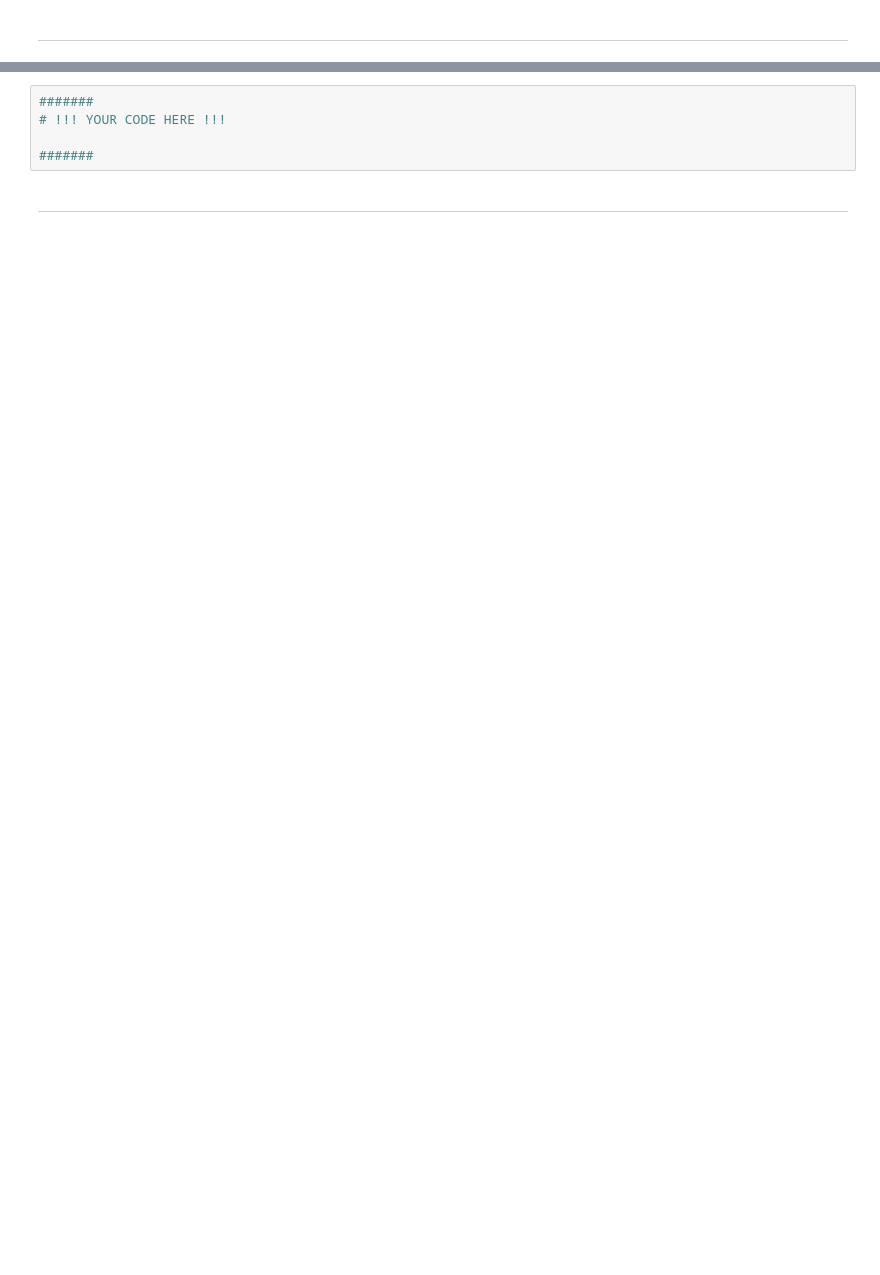
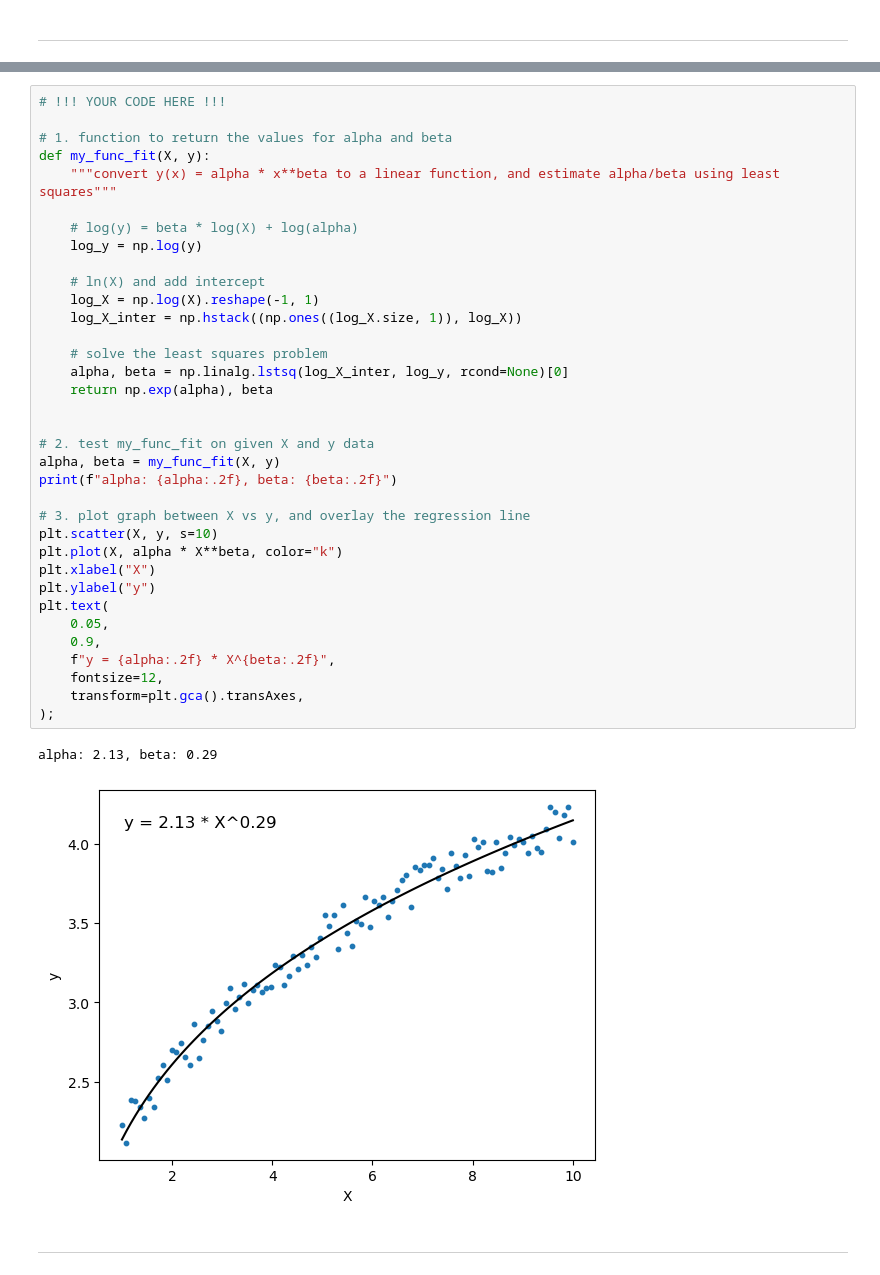
Before and after one commit to ryanhammonds/dsc210, a Jupyter notebook: hw2/solutions_gr/HW2_Q1.ipynb, the cells around one changed output, grey strips where cells are left out. Cells and saved outputs as stored; diff of their text form; blank space fills up the shorter version.

```diff
--- a/hw2/solutions_gr/HW2_Q1.ipynb
+++ b/hw2/solutions_gr/HW2_Q1.ipynb
@@ -161,11 +200,44 @@ print('Shape of y is:', y.shape)
 # %% [output]
 Shape of X is: (101,)
 Shape of y is: (101,)
-# %%
-#######
-# !!! YOUR CODE HERE !!!
-
-#######
+# %%
+# !!! YOUR CODE HERE !!!
+
+# 1. function to return the values for alpha and beta
+def my_func_fit(X, y):
+    """convert y(x) = alpha * x**beta to a linear function, and estimate alpha/beta using least squares"""
+
+    # log(y) = beta * log(X) + log(alpha)
+    log_y = np.log(y)
+
+    # ln(X) and add intercept
+    log_X = np.log(X).reshape(-1, 1)
+    log_X_inter = np.hstack((np.ones((log_X.size, 1)), log_X))
+
+    # solve the least squares problem
+    alpha, beta = np.linalg.lstsq(log_X_inter, log_y, rcond=None)[0]
+    return np.exp(alpha), beta
+
+
+# 2. test my_func_fit on given X and y data
+alpha, beta = my_func_fit(X, y)
+print(f"alpha: {alpha:.2f}, beta: {beta:.2f}")
+
+# 3. plot graph between X vs y, and overlay the regression line
+plt.scatter(X, y, s=10)
+plt.plot(X, alpha * X**beta, color="k")
+plt.xlabel("X")
+plt.ylabel("y")
+plt.text(
+    0.05,
+    0.9,
+    f"y = {alpha:.2f} * X^{beta:.2f}",
+    fontsize=12,
+    transform=plt.gca().transAxes,
+);
+# %% [output]
+alpha: 2.13, beta: 0.29
+[figure, added]
 # %% [markdown]
 
 
```
Also changed, not shown: parts of 10 cells of this notebook.
